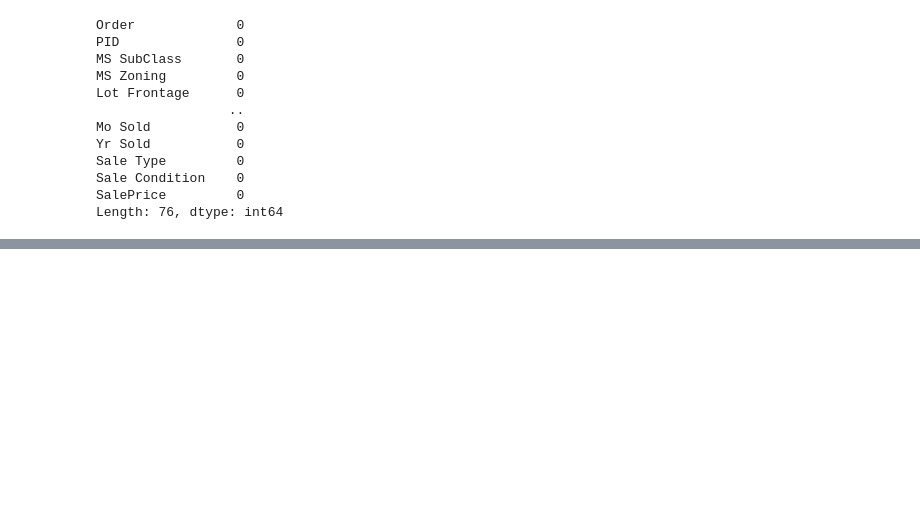
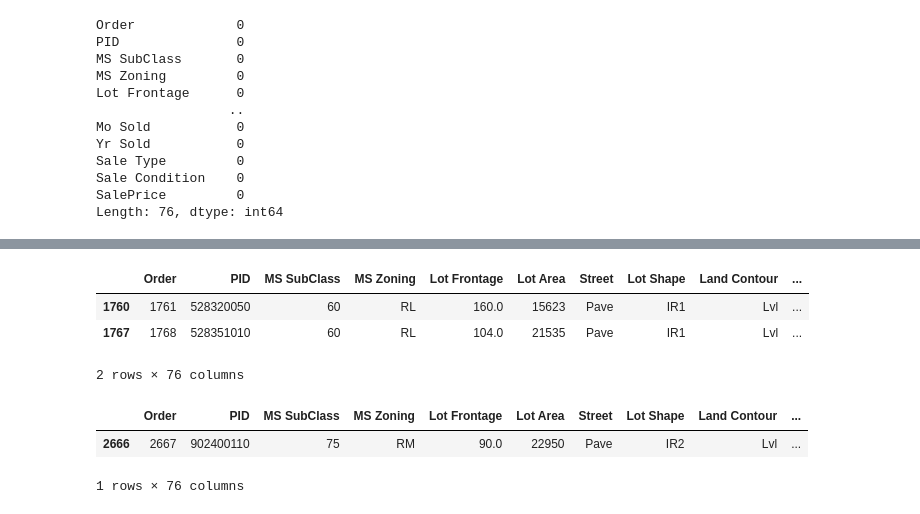
Before and after one commit to 4kture/DataScience, a Jupyter notebook: module_A.ipynb, the cells around one changed output, grey strips where cells are left out. Drawn from its saved outputs; the diff is of its cells as text; code cells hidden in the pictures; blank space fills up the shorter version.

```diff
--- a/module_A.ipynb
+++ b/module_A.ipynb
@@ -131,0 +175,13 @@ Length: 76, dtype: int64
+# %%
+df[(df['SalePrice'] > 700000) & (df['MS Zoning'] == 'RL')] # данные не считаются выбросами, Overall Qual = 10
+# %% [output]
+|  | Order | PID | MS SubClass | MS Zoning | Lot Frontage | Lot Area | Street | Lot Shape | Land Contour | ... |
+| 1760 | 1761 | 528320050 | 60 | RL | 160.0 | 15623 | Pave | IR1 | Lvl | ... |
+| 1767 | 1768 | 528351010 | 60 | RL | 104.0 | 21535 | Pave | IR1 | Lvl | ... |
+2 rows × 76 columns
+# %%
+df[(df['SalePrice'] > 400000) & (df['MS Zoning'] == 'RM')] # данные не считаются выбросами, Overall Qual = 10
+# %% [output]
+|  | Order | PID | MS SubClass | MS Zoning | Lot Frontage | Lot Area | Street | Lot Shape | Land Contour | ... |
+| 2666 | 2667 | 902400110 | 75 | RM | 90.0 | 22950 | Pave | IR2 | Lvl | ... |
+1 rows × 76 columns
```
Also changed, not shown: parts of 11 cells of this notebook, 2 other files.
